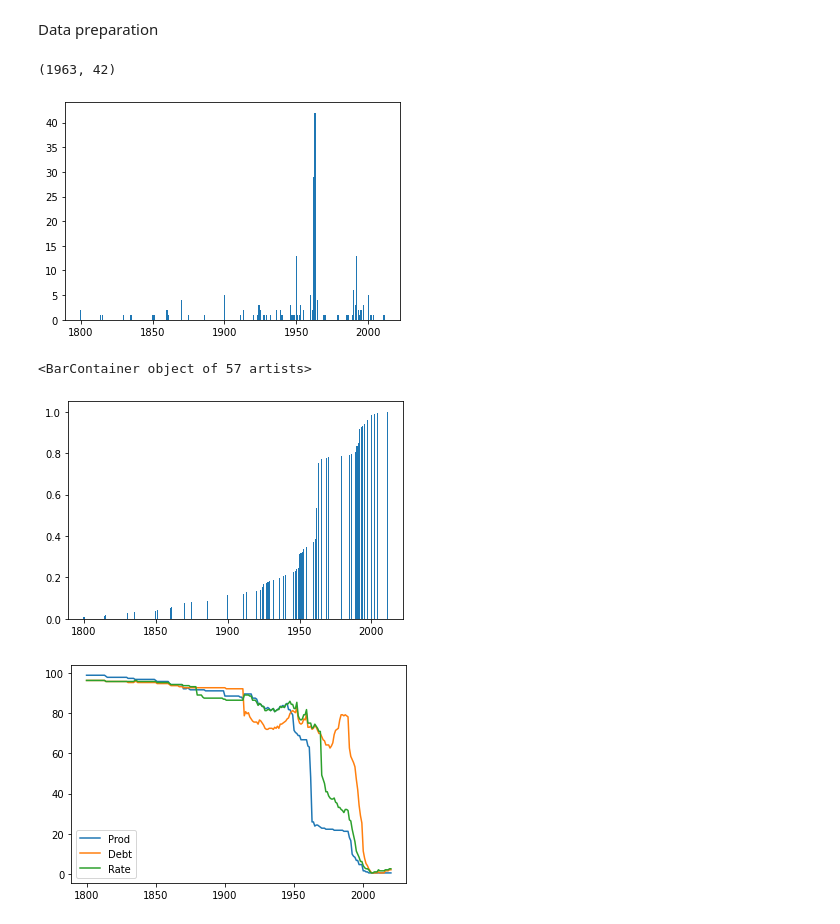
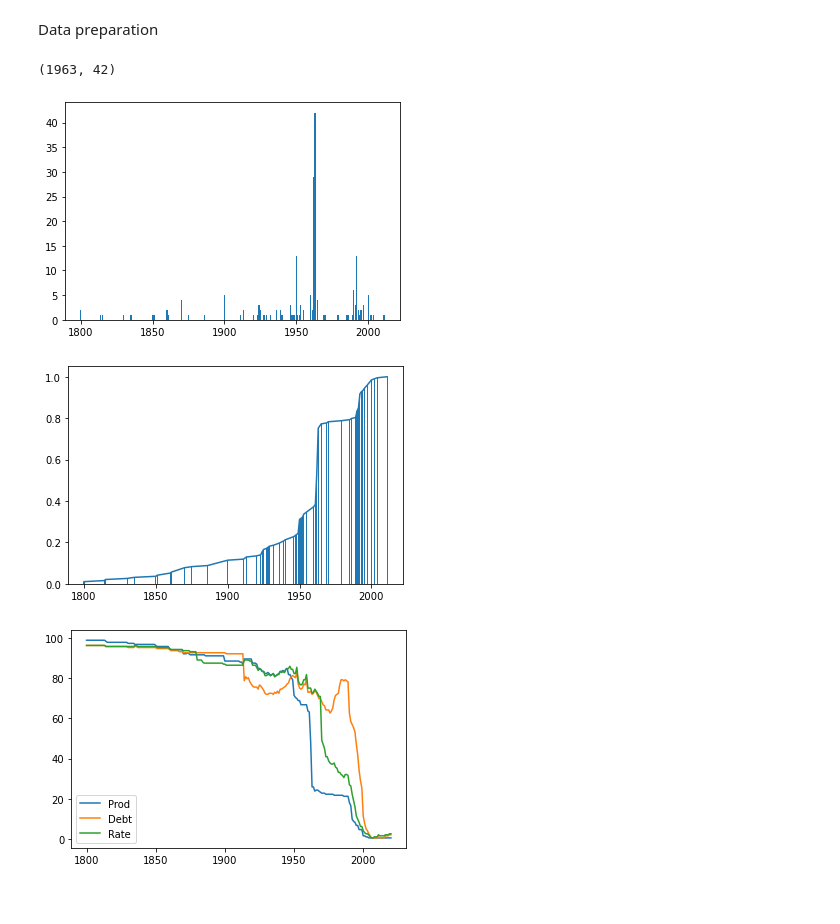
Before and after one commit to holderekt/world-analysis, a Jupyter notebook: data_mining.ipynb, the cells around one changed output. Saved outputs shown, nothing was run; the diff lists cells and outputs as text; code cells hidden in the pictures.

```diff
--- a/data_mining.ipynb
+++ b/data_mining.ipynb
@@ -22,35 +22,36 @@ rate_dt = dt.loc[dt['code'] == 'GGXWDG_GDP']
 # %%
 year_counter = prod_dt.iloc[:,2:].apply(pd.Series.first_valid_index, axis=1).to_numpy(dtype=np.int64)
 year_counter = np.sort(year_counter)
 
 counts = Counter(year_counter)
 data = sorted(counts.items())
 
 print(counts.most_common()[0])
 x = [el[0] for el in data]
 y = [el[1] for el in data]
 
 new_y = []
 
 for i in range(len(y)):
     value = 0
     for j in range(0,i+1):
         value = value + y[j]
     new_y.append(value)
 
 
 
 new_y = np.array(new_y) / 193
 
 
 plt.bar(x,y)
 plt.show()
 plt.bar(x, new_y)
+plt.plot(x,new_y)
+plt.show()
 # %% [output]
 (1963, 42)
 [figure]
-<BarContainer object of 57 artists>
-[figure, old version]
+[figure, new version]
 # %%
 
 missing_prod_dt = prod_dt.isna().sum().to_numpy()[2:] / len(country_list) * 100
```
Also changed, not shown: 2 other files.
